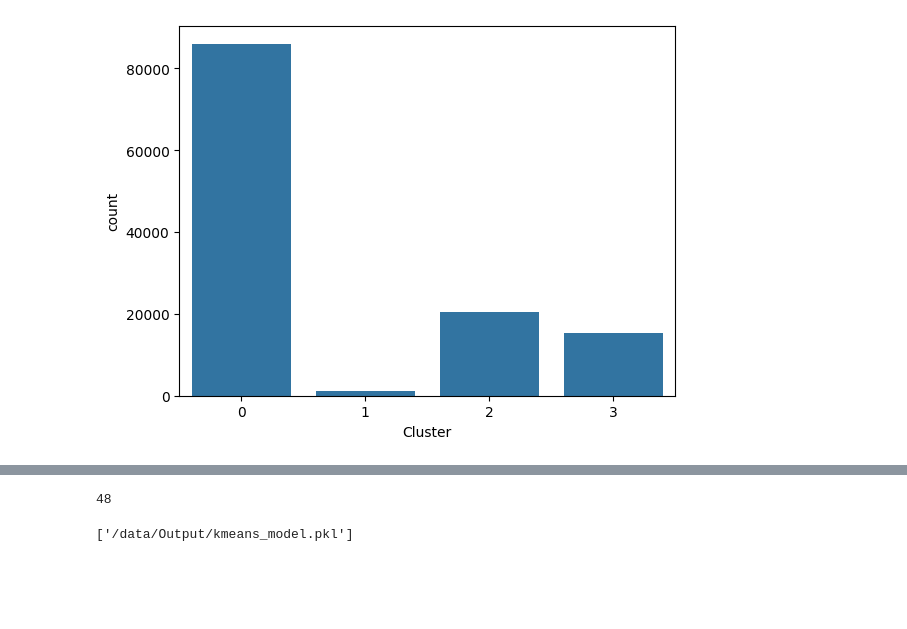
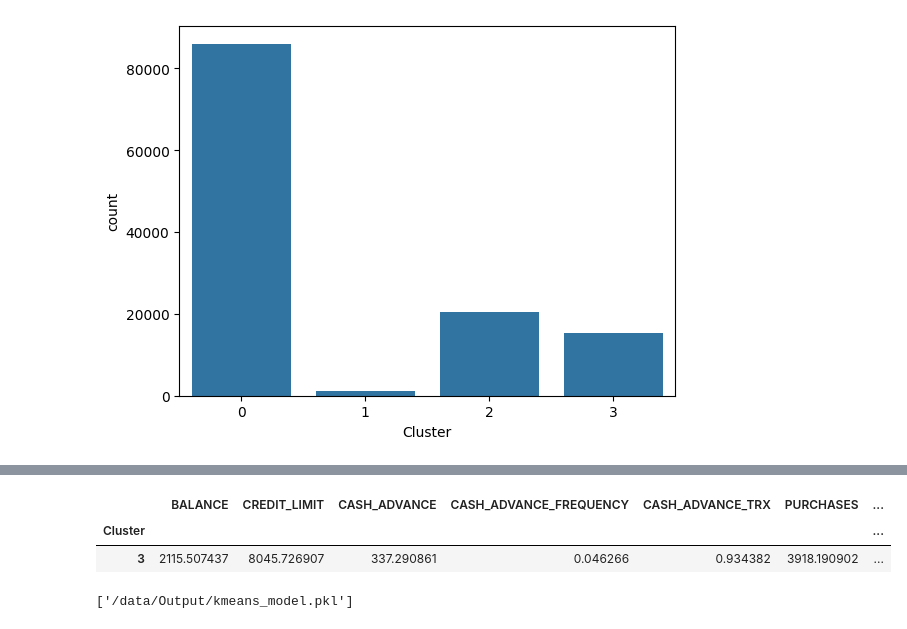
Before and after one commit to mhs10031990/INS_CUST_SEGMT_Repo, a Jupyter notebook: CUST_SEGMT_Model_Building.ipynb, the cells around one changed output, grey strips where cells are left out. Drawn from its saved outputs; the diff is of its cells as text; code cells hidden in the pictures; blank space fills up the shorter version.

```diff
--- a/CUST_SEGMT_Model_Building.ipynb
+++ b/CUST_SEGMT_Model_Building.ipynb
@@ -351,10 +358,11 @@ TypeError: Could not convert PNCa3755563-44e5-4e81-9e6a-fc6ff0da9PNCb39f76c8-455
+# %%
+cluster_4_df[columns].groupby('Cluster').mean()
+# %% [output]
+|  | BALANCE | CREDIT_LIMIT | CASH_ADVANCE | CASH_ADVANCE_FREQUENCY | CASH_ADVANCE_TRX | PURCHASES | ... |
+| Cluster |  |  |  |  |  |  | ... |
+| 3 | 2115.507437 | 8045.726907 | 337.290861 | 0.046266 | 0.934382 | 3918.190902 | ... |
 # %%
 cluster_df.to_csv("/data/Output/kmeans_clustered_customer_Data.csv")
-# %%
-import sys
-sys.getsizeof(kmean)
-# %% [output]
-48
 # %%
 #Saving Scikitlearn models
 import joblib
```
Also changed, not shown: parts of 17 cells of this notebook.
